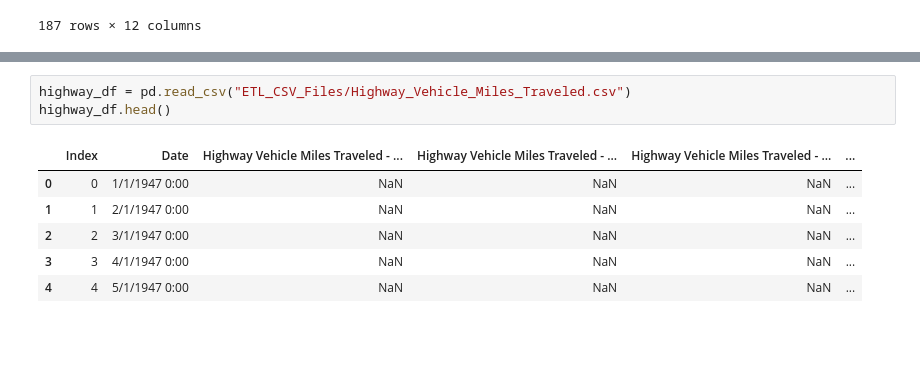
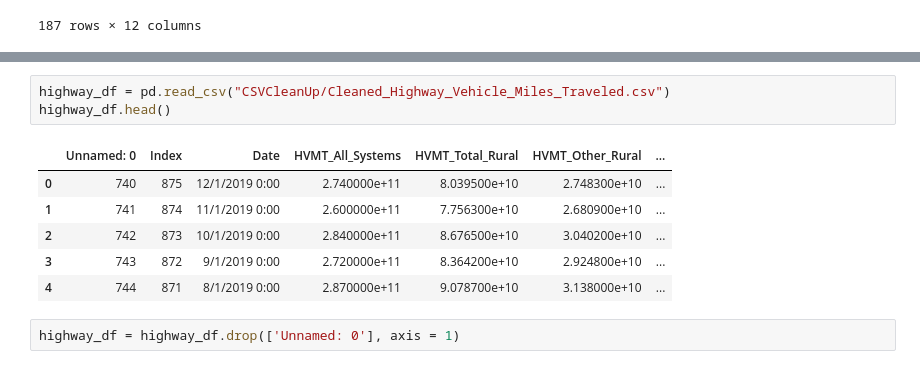
Before and after one commit to RBLevine/ETL-Project, a Jupyter notebook: Transportation.ipynb, the cells around one changed output, grey strips where cells are left out. Cells and saved outputs as stored; diff of their text form; blank space fills up the shorter version.

Commit message:
update read clean csv and drop unnamed index column

```diff
--- a/Transportation.ipynb
+++ b/Transportation.ipynb
@@ -84,13 +86,15 @@ transport_emp_df.loc[transport_emp_df['Date']>='2010-1-1']
 # %%
-highway_df = pd.read_csv("ETL_CSV_Files/Highway_Vehicle_Miles_Traveled.csv")
+highway_df = pd.read_csv("CSVCleanUp/Cleaned_Highway_Vehicle_Miles_Traveled.csv")
 highway_df.head()
 # %% [output]
-|  | Index | Date | Highway Vehicle Miles Traveled - ... | Highway Vehicle Miles Traveled - ... | Highway Vehicle Miles Traveled - ... | ... |
-| 0 | 0 | 1/1/1947 0:00 | NaN | NaN | NaN | ... |
-| 1 | 1 | 2/1/1947 0:00 | NaN | NaN | NaN | ... |
-| 2 | 2 | 3/1/1947 0:00 | NaN | NaN | NaN | ... |
-| 3 | 3 | 4/1/1947 0:00 | NaN | NaN | NaN | ... |
-| 4 | 4 | 5/1/1947 0:00 | NaN | NaN | NaN | ... |
+|  | Unnamed: 0 | Index | Date | HVMT_All_Systems | HVMT_Total_Rural | HVMT_Other_Rural | ... |
+| 0 | 740 | 875 | 12/1/2019 0:00 | 2.740000e+11 | 8.039500e+10 | 2.748300e+10 | ... |
+| 1 | 741 | 874 | 11/1/2019 0:00 | 2.600000e+11 | 7.756300e+10 | 2.680900e+10 | ... |
+| 2 | 742 | 873 | 10/1/2019 0:00 | 2.840000e+11 | 8.676500e+10 | 3.040200e+10 | ... |
+| 3 | 743 | 872 | 9/1/2019 0:00 | 2.720000e+11 | 8.364200e+10 | 2.924800e+10 | ... |
+| 4 | 744 | 871 | 8/1/2019 0:00 | 2.870000e+11 | 9.078700e+10 | 3.138000e+10 | ... |
+# %%
+highway_df = highway_df.drop(['Unnamed: 0'], axis = 1)
 # %%
 highway_df['Date'] = pd.to_datetime(highway_df['Date'])
 highway_df['Date']
```
Also changed, not shown: parts of 19 cells of this notebook, 1 other file.
